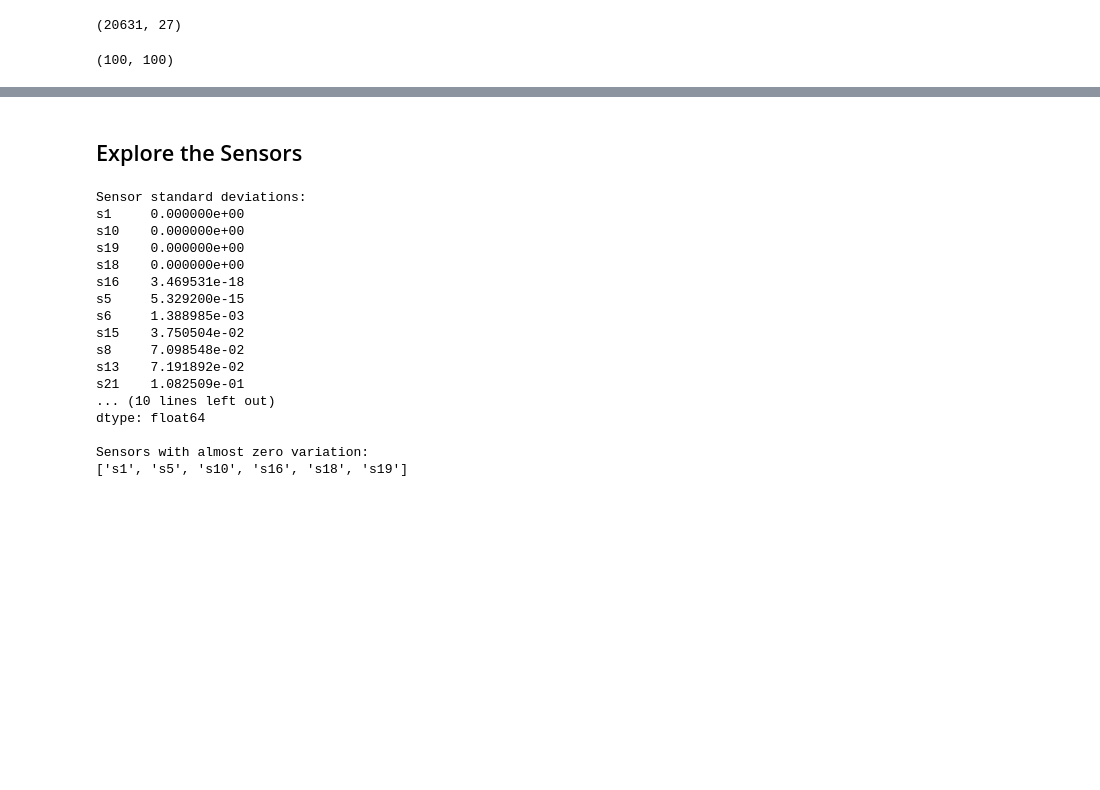
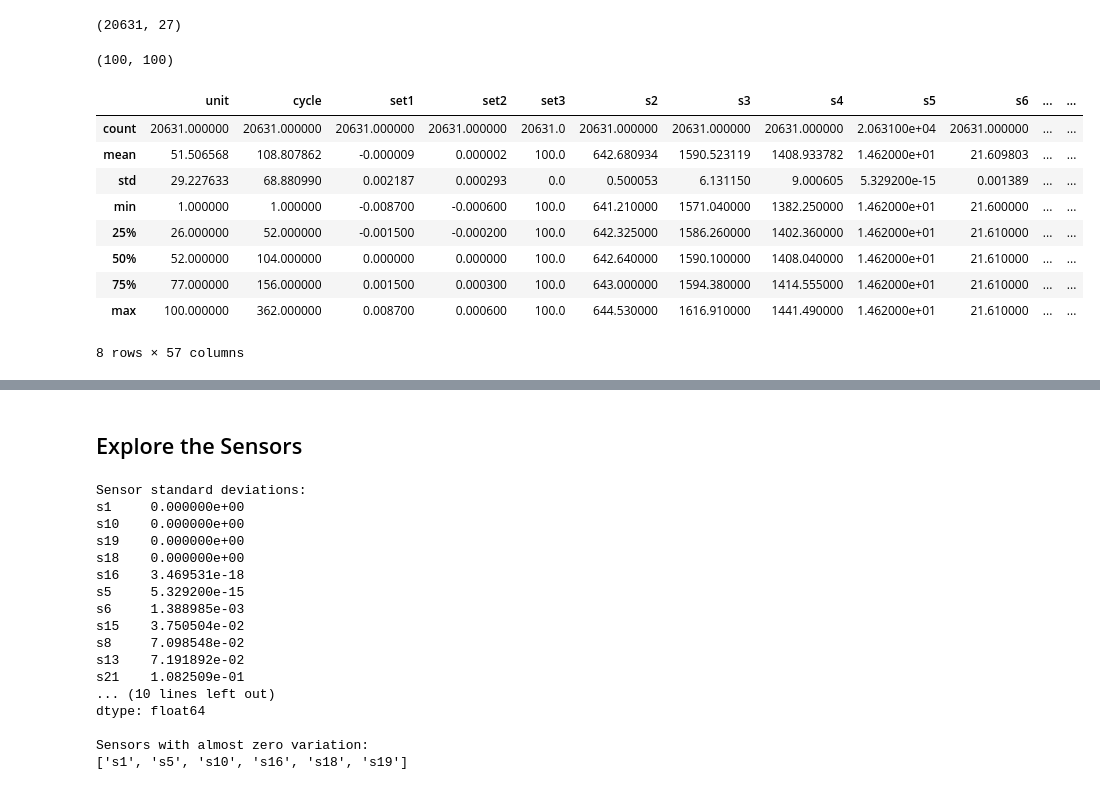
Before and after one commit to amanvashisth/Predicting-jet-engine-failures, a Jupyter notebook: notebooks/data_exploration.ipynb, the cells around one changed output, grey strips where cells are left out. Cells and saved outputs as stored; diff of their text form; code cells hidden in the pictures; blank space fills up the shorter version.

```diff
--- a/notebooks/data_exploration.ipynb
+++ b/notebooks/data_exploration.ipynb
@@ -184,3 +186,16 @@ train.shape
 train["unit"].nunique() , test["unit"].nunique()
 # %% [output]
 (100, 100)
+# %%
+train.describe()
+# %% [output]
+|  | unit | cycle | set1 | set2 | set3 | s2 | s3 | s4 | s5 | s6 | ... | ... |
+| count | 20631.000000 | 20631.000000 | 20631.000000 | 20631.000000 | 20631.0 | 20631.000000 | 20631.000000 | 20631.000000 | 2.063100e+04 | 20631.000000 | ... | ... |
+| mean | 51.506568 | 108.807862 | -0.000009 | 0.000002 | 100.0 | 642.680934 | 1590.523119 | 1408.933782 | 1.462000e+01 | 21.609803 | ... | ... |
+| std | 29.227633 | 68.880990 | 0.002187 | 0.000293 | 0.0 | 0.500053 | 6.131150 | 9.000605 | 5.329200e-15 | 0.001389 | ... | ... |
+| min | 1.000000 | 1.000000 | -0.008700 | -0.000600 | 100.0 | 641.210000 | 1571.040000 | 1382.250000 | 1.462000e+01 | 21.600000 | ... | ... |
+| 25% | 26.000000 | 52.000000 | -0.001500 | -0.000200 | 100.0 | 642.325000 | 1586.260000 | 1402.360000 | 1.462000e+01 | 21.610000 | ... | ... |
+| 50% | 52.000000 | 104.000000 | 0.000000 | 0.000000 | 100.0 | 642.640000 | 1590.100000 | 1408.040000 | 1.462000e+01 | 21.610000 | ... | ... |
+| 75% | 77.000000 | 156.000000 | 0.001500 | 0.000300 | 100.0 | 643.000000 | 1594.380000 | 1414.555000 | 1.462000e+01 | 21.610000 | ... | ... |
+| max | 100.000000 | 362.000000 | 0.008700 | 0.000600 | 100.0 | 644.530000 | 1616.910000 | 1441.490000 | 1.462000e+01 | 21.610000 | ... | ... |
+8 rows × 57 columns
```
Also changed, not shown: parts of 13 cells of this notebook, 1 other file.
